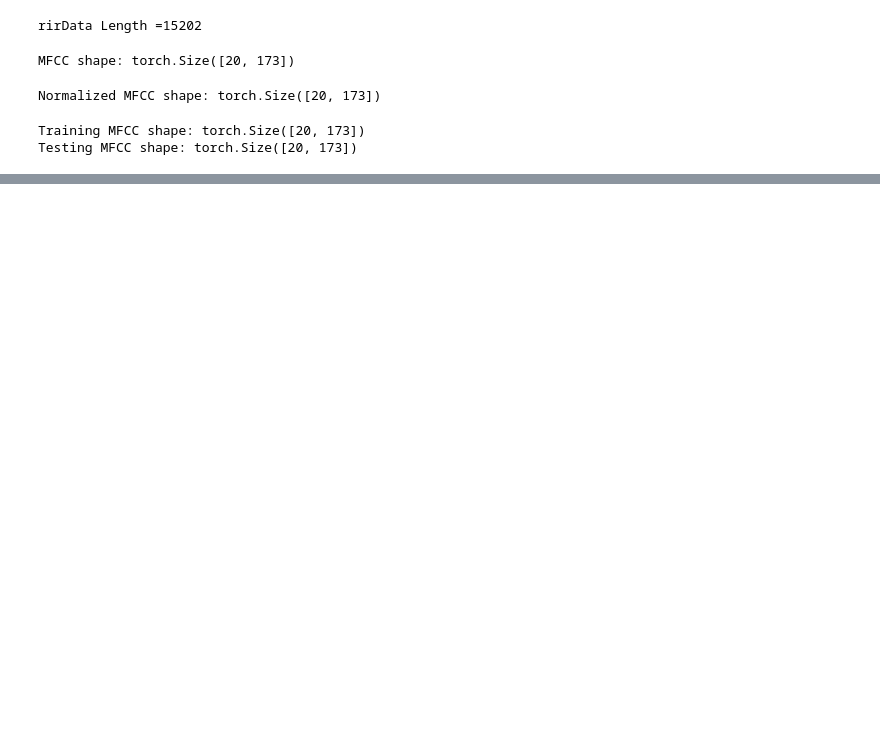
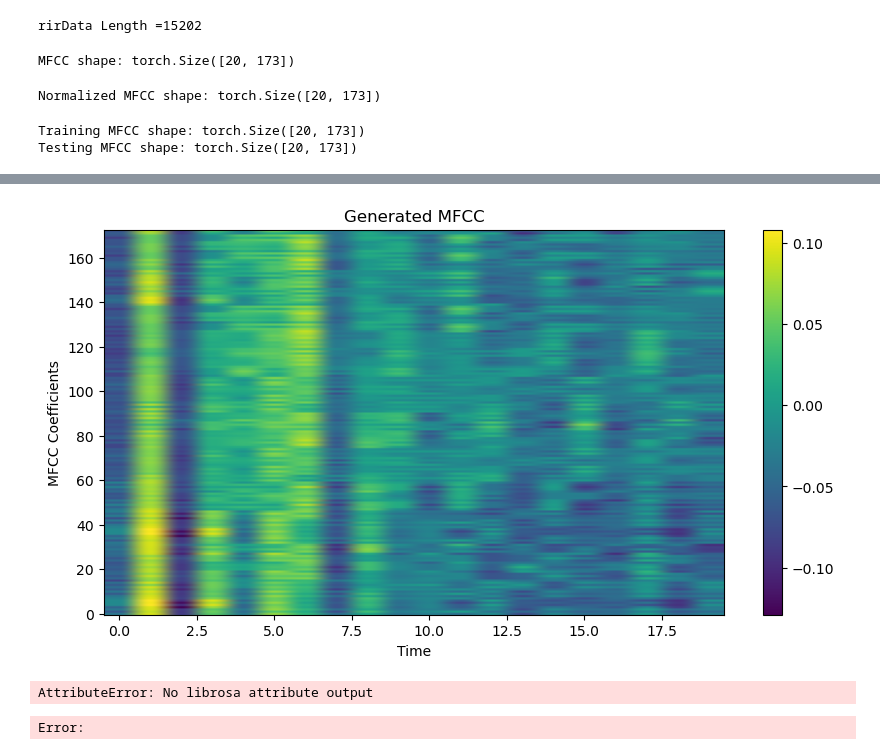
Before and after one commit to LimaLuckas/SWAE-RIR-generator, a Jupyter notebook: swae_generative_model.ipynb, the cells around one changed output, grey strips where cells are left out. Drawn from its saved outputs; the diff is of its cells as text; code cells hidden in the pictures; blank space fills up the shorter version.

```diff
--- a/swae_generative_model.ipynb
+++ b/swae_generative_model.ipynb
@@ -67,3 +69,21 @@ test_loader = DataLoader(test_dataset, batch_size=32, shuffle=False)
 # %% [output]
 Training MFCC shape: torch.Size([20, 173])
 Testing MFCC shape: torch.Size([20, 173])
+# %%
+# Defining the sliced Wasserstein distance
+
+def sliced_wasserstein_distance(z, prior_z, num_projections=100):
+
+    batch,dim = z.size()
+    # Generate random projections
+    directions = F.normalize(torch.randn(num_projections, dim, device=z.device), dim=1)
+
+    # Projetar directions
+    z_proj = z @ directions.T
+    prior_z_proj = prior_z @ directions.T
+    # Sort the projections
+    z_proj_sorted = z_proj.sort(dim=1).values
+    prior_z_proj_sorted = prior_z_proj.sort(dim=1).values
+    # Compute the sliced Wasserstein distance (L2 distance)
+    swd = torch.mean(torch.sqrt(torch.sum((z_proj_sorted - prior_z_proj_sorted) ** 2, dim=1)))
+    return swd
@@ -69,0 +297,48 @@ Testing MFCC shape: torch.Size([20, 173])
+# %%
+#load the model
+model = Swae(input_dim=(20, 173), latent_dim=128).to(device)
+model.load_state_dict(torch.load("swae_model.pth", map_location=torch.device("cpu")))
+model.eval()
+# %%
+with torch.no_grad():
+    z = torch.randn(1, 128).to(device)  # Sample from the latent space
+    # Decode the latent vector
+    mfcc = model.decoder(z)
+    mfcc = mfcc.cpu().numpy()  # Move to CPU and convert to numpy
+# %%
+#plot the generated MFCC
+mfcc = mfcc.squeeze(0)  # Remove the batch dimension
+mfcc = mfcc.T  # Transpose to (173, 20) for plotting
+
+plt.figure(figsize=(10, 5))
+plt.imshow(mfcc, aspect='auto', origin='lower')
+plt.colorbar()
+plt.title("Generated MFCC")
+plt.xlabel("Time")
+plt.ylabel("MFCC Coefficients")
+plt.savefig("generated_mfcc.png")
+plt.show()
+# %% [output]
+[figure, added]
+# %%
+y = librosa.feature.inverse.mfcc_to_audio(
+    mfcc,
+    sr=22050, n_mels=128,
+    dct_type=2, norm='ortho',
+    n_fft=2048, hop_length=512, n_iter=64
+)
+
+# Save the generated audio
+
+# Plot the generated audio
+plt.figure(figsize=(10, 5))
+plt.plot(y)
+plt.title("Generated Audio Waveform")
+plt.xlabel("Samples")
+plt.ylabel("Amplitude")
+plt.grid()
+plt.savefig("generated_audio.png")
+plt.show()
+# %% [output]
+AttributeError: No librosa attribute output
+Error:
```
Also changed, not shown: parts of 7 cells of this notebook, 2 other files.
